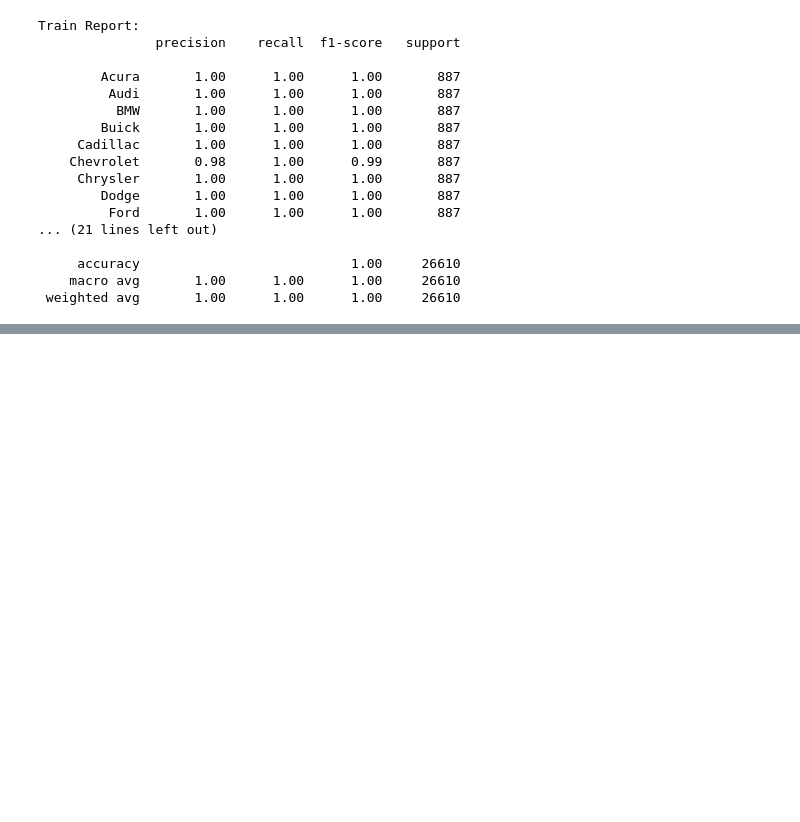
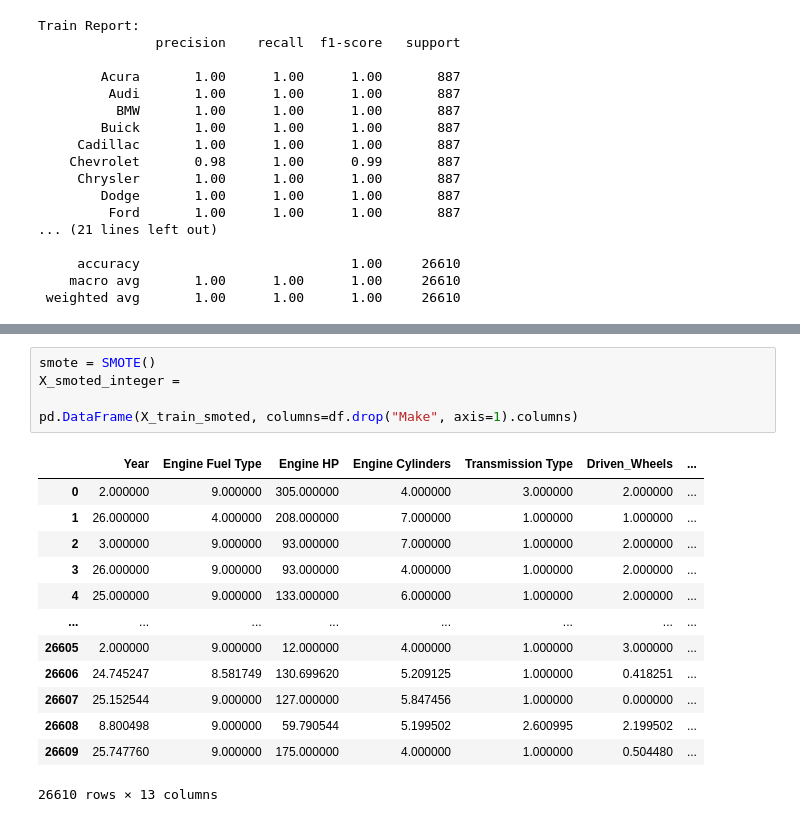
Before and after one commit to co-dex-gmbh/python-data-science-g5, a Jupyter notebook: KW4/car-features/notebooks/decision_tree.ipynb, the cells around one changed output, grey strips where cells are left out. Saved outputs shown, nothing was run; the diff lists cells and outputs as text; blank space fills up the shorter version.

```diff
--- a/KW4/car-features/notebooks/decision_tree.ipynb
+++ b/KW4/car-features/notebooks/decision_tree.ipynb
@@ -318,0 +321,19 @@ Test Report:
+# %%
+smote = SMOTE()
+X_smoted_integer =
+
+pd.DataFrame(X_train_smoted, columns=df.drop("Make", axis=1).columns)
+# %% [output]
+|  | Year | Engine Fuel Type | Engine HP | Engine Cylinders | Transmission Type | Driven_Wheels | ... |
+| 0 | 2.000000 | 9.000000 | 305.000000 | 4.000000 | 3.000000 | 2.000000 | ... |
+| 1 | 26.000000 | 4.000000 | 208.000000 | 7.000000 | 1.000000 | 1.000000 | ... |
+| 2 | 3.000000 | 9.000000 | 93.000000 | 7.000000 | 1.000000 | 2.000000 | ... |
+| 3 | 26.000000 | 9.000000 | 93.000000 | 4.000000 | 1.000000 | 2.000000 | ... |
+| 4 | 25.000000 | 9.000000 | 133.000000 | 6.000000 | 1.000000 | 2.000000 | ... |
+| ... | ... | ... | ... | ... | ... | ... | ... |
+| 26605 | 2.000000 | 9.000000 | 12.000000 | 4.000000 | 1.000000 | 3.000000 | ... |
+| 26606 | 24.745247 | 8.581749 | 130.699620 | 5.209125 | 1.000000 | 0.418251 | ... |
+| 26607 | 25.152544 | 9.000000 | 127.000000 | 5.847456 | 1.000000 | 0.000000 | ... |
+| 26608 | 8.800498 | 9.000000 | 59.790544 | 5.199502 | 2.600995 | 2.199502 | ... |
+| 26609 | 25.747760 | 9.000000 | 175.000000 | 4.000000 | 1.000000 | 0.504480 | ... |
+26610 rows × 13 columns
```
Also changed, not shown: parts of 5 cells of this notebook.
